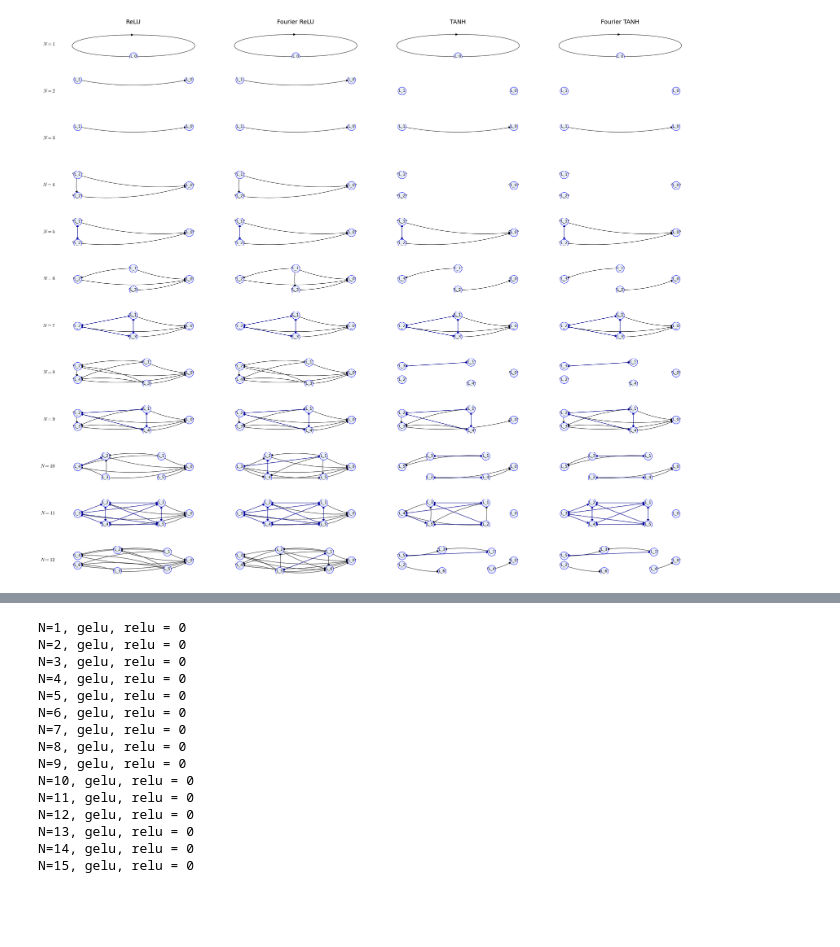
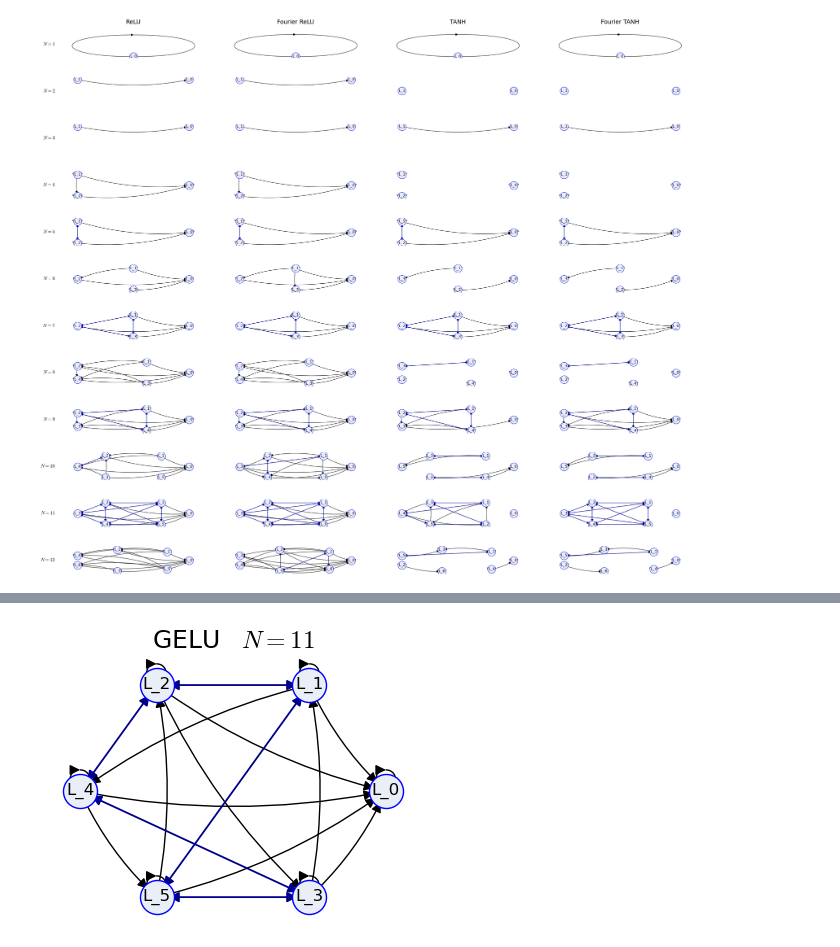
Before and after one commit to ManiShayestehfar/Masters, a Jupyter notebook: equivarient_NN/c_n.ipynb, the cells around one changed output, grey strips where cells are left out. Drawn from its saved outputs; the diff is of its cells as text; code cells hidden in the pictures; blank space fills up the shorter version.

```diff
--- a/equivarient_NN/c_n.ipynb
+++ b/equivarient_NN/c_n.ipynb
@@ -13,4 +13,5 @@ import networkx as nx
 from utils import *
 from intersection_graph import *
 
-# plt.rc('text', usetex=False)
+mpl.rcParams.update(mpl.rcParamsDefault)
+plt.rc('text', usetex=False)
@@ -42,8 +41,3 @@ blocks[list(blocks.keys())[i]]
 # %% [output]
 L_0 -> L_0
 $\displaystyle \left[\begin{matrix}0.761594155955765\end{matrix}\right]$
-# %%
-Ls = "L_0"
-Lk = "L_2"
-
-activation_func_block(Q, D, byL, Ls, Lk, activation_func=TANH)
@@ -125,7 +119,7 @@ def plot_intersection_graph(N, activ_func):
 
     blocks = calculate_block(N, activ_func)
 
-    fig, ax = plt.subplots(1, 1, figsize=(8,6), constrained_layout=True)
+    fig, ax = plt.subplots(1, 1, figsize=(4,3), constrained_layout=True)
 
     intersection_graph(
                 blocks,
@@ -322,19 +284,4 @@ N=15, relu, gelu = 12
-# %%
-for n in range(1, 16):
-    print(f"N={n}, gelu, relu = {len(set(calculate_block(n, GELU).keys()) - set(calculate_block(n, RELU).keys()))}")
-# %% [output]
-N=1, gelu, relu = 0
-N=2, gelu, relu = 0
-N=3, gelu, relu = 0
-N=4, gelu, relu = 0
-N=5, gelu, relu = 0
-N=6, gelu, relu = 0
-N=7, gelu, relu = 0
-N=8, gelu, relu = 0
-N=9, gelu, relu = 0
-N=10, gelu, relu = 0
-N=11, gelu, relu = 0
-N=12, gelu, relu = 0
-N=13, gelu, relu = 0
-N=14, gelu, relu = 0
-N=15, gelu, relu = 0
+# %%
+plot_intersection_graph(11, GELU)
+# %% [output]
+[figure, added]
```
Also changed, not shown: parts of 11 cells of this notebook, 1 other file.
